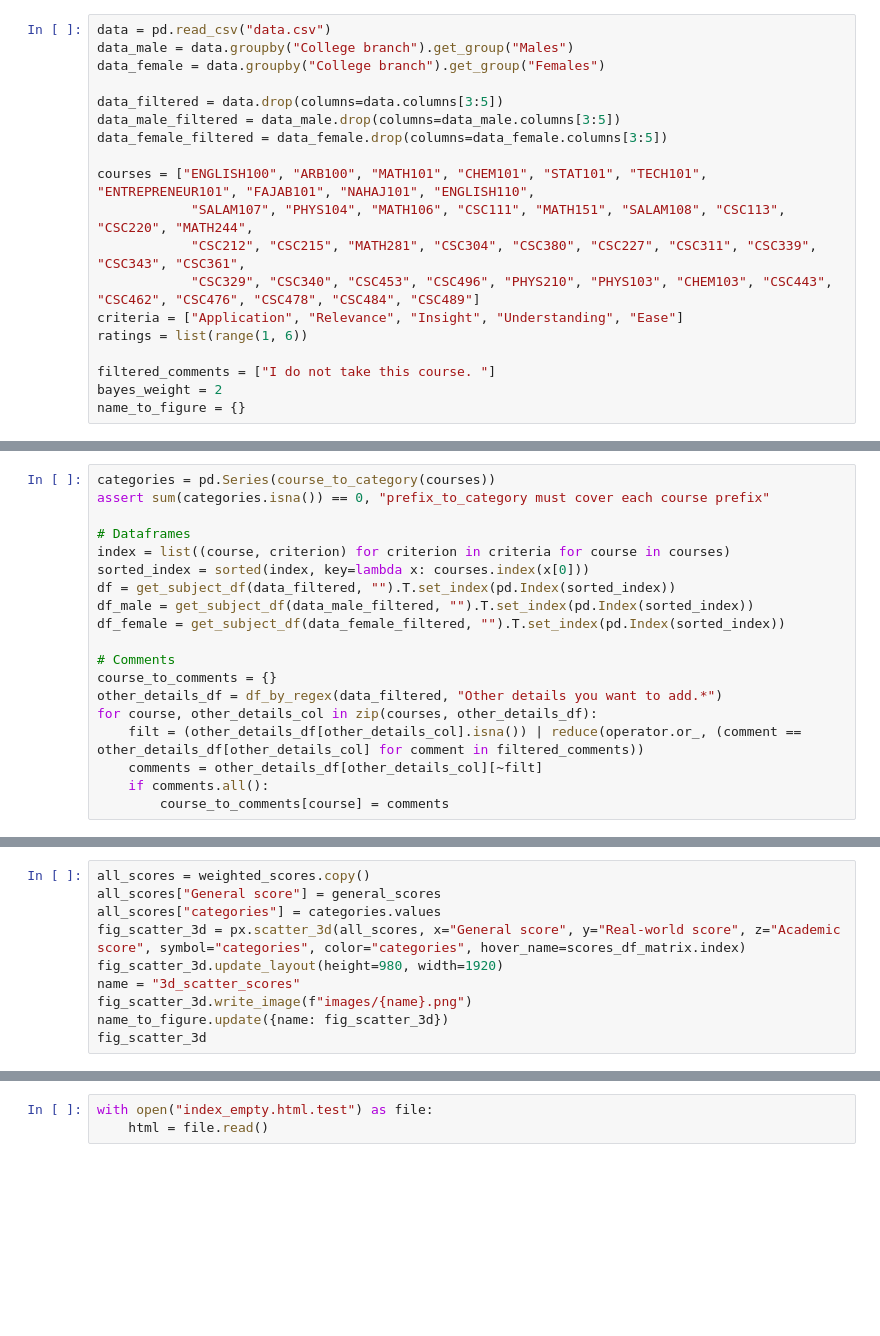
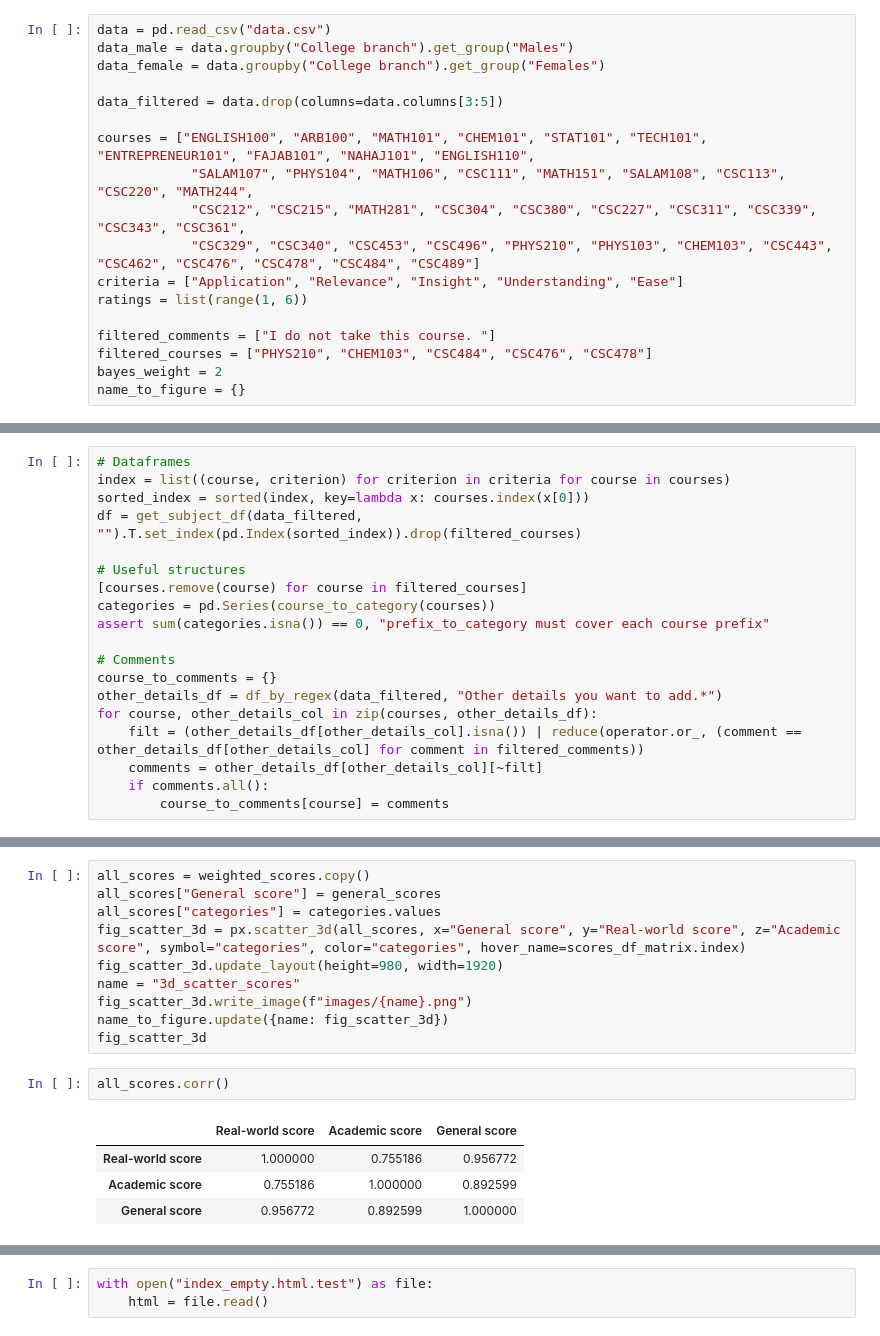
Before and after one commit to Hawzen/Course-Ranking, a Jupyter notebook: analysis.ipynb, the cells around one changed output, grey strips where cells are left out. Drawn from its saved outputs; the diff is of its cells as text; blank space fills up the shorter version.

```diff
--- a/analysis.ipynb
+++ b/analysis.ipynb
@@ -31,8 +31,6 @@ data_male = data.groupby("College branch").get_group("Males")
 data_female = data.groupby("College branch").get_group("Females")
 
 data_filtered = data.drop(columns=data.columns[3:5])
-data_male_filtered = data_male.drop(columns=data_male.columns[3:5])
-data_female_filtered = data_female.drop(columns=data_female.columns[3:5])
 
 courses = ["ENGLISH100", "ARB100", "MATH101", "CHEM101", "STAT101", "TECH101", "ENTREPRENEUR101", "FAJAB101", "NAHAJ101", "ENGLISH110",
             "SALAM107", "PHYS104", "MATH106", "CSC111", "MATH151", "SALAM108", "CSC113", "CSC220", "MATH244",
@@ -42,6 +40,7 @@ criteria = ["Application", "Relevance", "Insight", "Understanding", "Ease"]
 ratings = list(range(1, 6))
 
 filtered_comments = ["I do not take this course. "]
+filtered_courses = ["PHYS210", "CHEM103", "CSC484", "CSC476", "CSC478"]
 bayes_weight = 2
 name_to_figure = {}
 # %% [markdown]
@@ -99,15 +98,15 @@ def scores_to_bayesian_mean(scores, category_to_criterion_mean, category_weight_
 # %% [markdown]
 # Wrangling
 # %%
-categories = pd.Series(course_to_category(courses))
-assert sum(categories.isna()) == 0, "prefix_to_category must cover each course prefix"
-
 # Dataframes
 index = list((course, criterion) for criterion in criteria for course in courses)
 sorted_index = sorted(index, key=lambda x: courses.index(x[0]))
-df = get_subject_df(data_filtered, "").T.set_index(pd.Index(sorted_index))
-df_male = get_subject_df(data_male_filtered, "").T.set_index(pd.Index(sorted_index))
-df_female = get_subject_df(data_female_filtered, "").T.set_index(pd.Index(sorted_index))
+df = get_subject_df(data_filtered, "").T.set_index(pd.Index(sorted_index)).drop(filtered_courses)
+
+# Useful structures
+[courses.remove(course) for course in filtered_courses]
+categories = pd.Series(course_to_category(courses))
+assert sum(categories.isna()) == 0, "prefix_to_category must cover each course prefix"
 
 # Comments
 course_to_comments = {}
@@ -286,3 +287,10 @@ name = "3d_scatter_scores"
 fig_scatter_3d.write_image(f"images/{name}.png")
 name_to_figure.update({name: fig_scatter_3d})
 fig_scatter_3d
+# %%
+all_scores.corr()
+# %% [output]
+|  | Real-world score | Academic score | General score |
+| Real-world score | 1.000000 | 0.755186 | 0.956772 |
+| Academic score | 0.755186 | 1.000000 | 0.892599 |
+| General score | 0.956772 | 0.892599 | 1.000000 |
```
Also changed, not shown: parts of 9 cells of this notebook.
